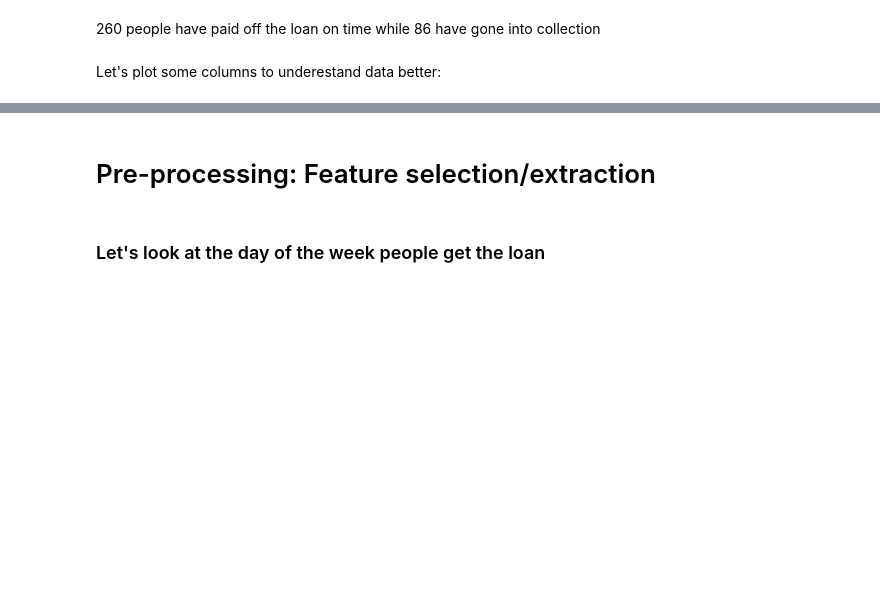
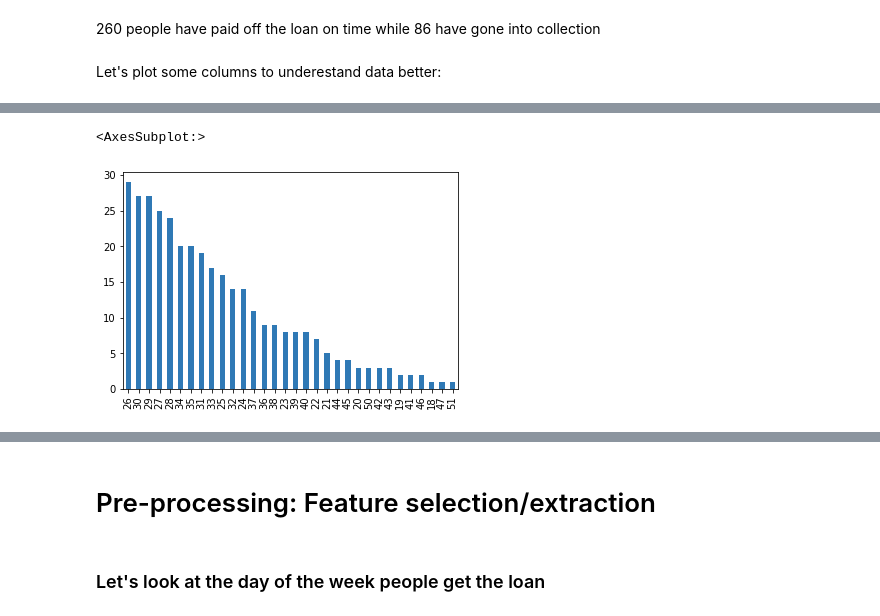
Before and after one commit to mk-armah/ibm-ai-engineering, a Jupyter notebook: IBM Machine Learning final project.ipynb, the cells around one changed output, grey strips where cells are left out. Saved outputs shown, nothing was run; the diff lists cells and outputs as text; code cells hidden in the pictures; blank space fills up the shorter version.

```diff
--- a/IBM Machine Learning final project.ipynb
+++ b/IBM Machine Learning final project.ipynb
@@ -77,3 +123,9 @@ plt.show()
+# %%
+sns.set_palette('RdBu_r')
+df.age.value_counts().plot(kind = 'bar')
+# %% [output]
+<AxesSubplot:>
+[figure, added]
 # %%
 bins = np.linspace(df.age.min(), df.age.max(), 10)
 g = sns.FacetGrid(df, col="Gender", hue="loan_status", palette="Set1", col_wrap=2)
```
Also changed, not shown: parts of 85 cells of this notebook.
